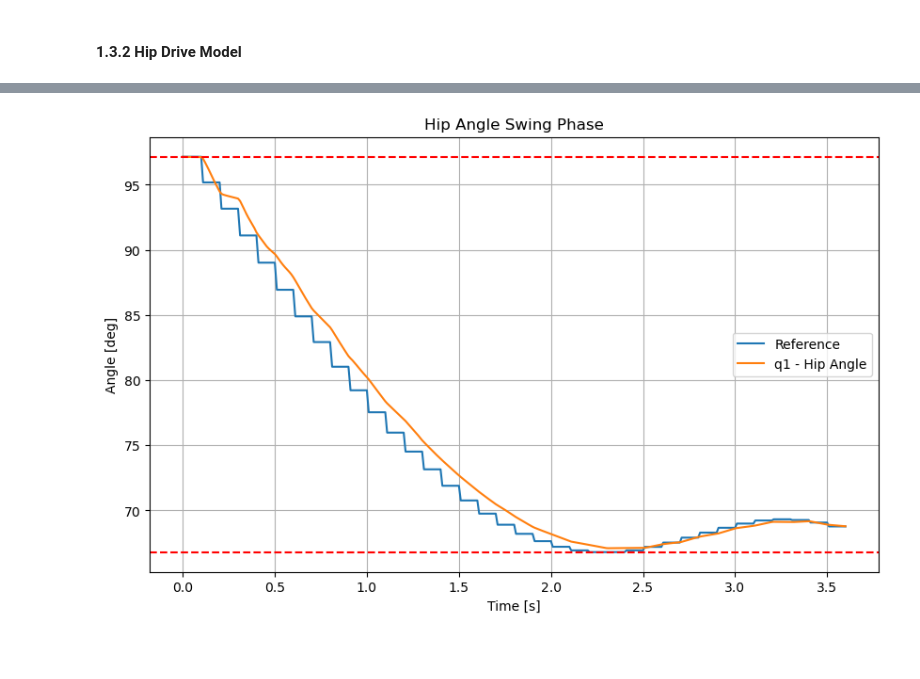
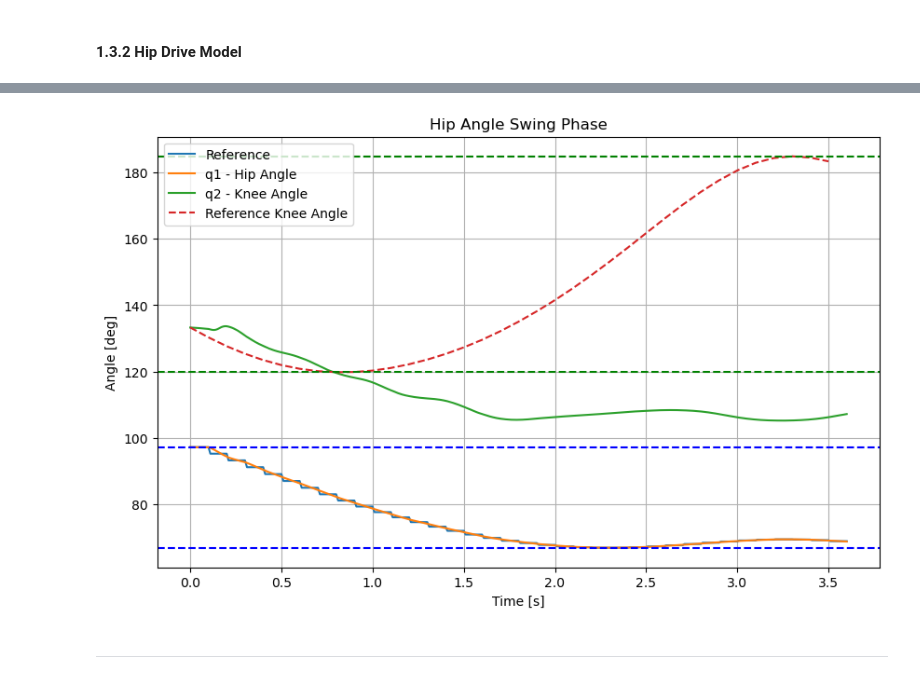
Before and after one commit to whichspaceiam/Computational_Bionics, a Jupyter notebook: Exercise_2/Exercise-2.ipynb, the cells around one changed output, grey strips where cells are left out. Cells and saved outputs as stored; diff of their text form; code cells hidden in the pictures; blank space fills up the shorter version.

```diff
--- a/Exercise_2/Exercise-2.ipynb
+++ b/Exercise_2/Exercise-2.ipynb
@@ -191,7 +190,7 @@ dL_dq1.subs(subsDict).simplify()
 dL_dq2.subs(subsDict).simplify()
 
 Q1 = M_drive # External torque from the motor
-Q2 = - b2 * q2.diff(t) # Damping torque in the knee
+Q2 = - D * q2.diff(t) # Damping torque in the knee
 
 Q1.subs(subsDict).simplify()
 Q2.subs(subsDict).simplify();
@@ -216,8 +215,8 @@ dot_omega1_sol = dot_omega1_sol.subs(parameterDict)
 dot_omega2_sol = dot_omega2_sol.subs(parameterDict)
 
 # Lambdify the equations
-dot_omega1_func = sp.lambdify((q1, q2, omega1, omega2, M_drive), dot_omega1_sol, 'numpy')
-dot_omega2_func = sp.lambdify((q1, q2, omega1, omega2, M_drive), dot_omega2_sol, 'numpy')
+dot_omega1_func = sp.lambdify((q1, q2, omega1, omega2, M_drive, D), dot_omega1_sol, 'numpy')
+dot_omega2_func = sp.lambdify((q1, q2, omega1, omega2, M_drive, D), dot_omega2_sol, 'numpy')
 # %% [markdown]
 **Read provided Gait Data**
 # %%
@@ -324,8 +323,10 @@ def ref_dot_q2(t):
 def leg_model(t, y, M):
     omega1, omega2, q1, q2 = y
 
-    domega1 = dot_omega1_func(q1, q2, omega1, omega2, M)
-    domega2 = dot_omega2_func(q1, q2, omega1, omega2, M)
+    D = 0.001
+
+    domega1 = dot_omega1_func(q1, q2, omega1, omega2, M, D)
+    domega2 = dot_omega2_func(q1, q2, omega1, omega2, M, D)
 
     dq1 = omega1
     dq2 = omega2
@@ -424,9 +425,9 @@ def cost_function(params):
     return total_error
 # %%
 # Initial values for the PID parameters Kp, Ki, Kd
-Kp = 8.5
-Ki = 0.005
-Kd = 1.0
+Kp = 20
+Ki = 0
+Kd = 0
 
 initial_params = [Kp, Ki, Kd]
 
@@ -437,11 +438,11 @@ total_error = 0
 total_u_control = 0
 
 # Run the optimization
-#result = minimize(cost_function, initial_params, bounds=bounds, method='L-BFGS-B')
+# result = minimize(cost_function, initial_params, bounds=bounds, method='L-BFGS-B')
 
 #Optimized PID parameters:  2.495113452858258 16.290133885300854 0.296132030348925
 
 # Optimized PID parameters
-#Kp, Ki, Kd = result.x
+# Kp, Ki, Kd = result.x
 print("Optimized PID parameters: ", Kp, Ki, Kd)
 # %% [output]
@@ -455,19 +474,24 @@ omega2_sol = np.array(y_sol)[:, 1]
 # %%
+t_vals = np.arange(0, len(q1_swing_array) * dt_control, dt_control)
 # Plot the results - angles
 plt.figure(figsize=(10, 6))
 plt.plot(t_sol, ref_sol, label='Reference')
 plt.plot(t_sol, q1_sol, label='q1 - Hip Angle')
-#plt.plot(t_sol, q2_sol, label='q2 - Knee Angle')
+plt.plot(t_sol, q2_sol, label='q2 - Knee Angle')
+# plot reference knee angle
+plt.plot(t_vals, q2_swing_array, label='Reference Knee Angle', linestyle='--')
 # plot minimum and maximum angles
-plt.axhline(y=q1_min, color='r', linestyle='--')
-plt.axhline(y=q1_max, color='r', linestyle='--')
-# plt.axhline(y=q2_min, color='g', linestyle='--')
-# plt.axhline(y=q2_max, color='g', linestyle='--')
+plt.axhline(y=q1_min, color='b', linestyle='--')
+plt.axhline(y=q1_max, color='b', linestyle='--')
+plt.axhline(y=q2_min, color='g', linestyle='--')
+plt.axhline(y=q2_max, color='g', linestyle='--')
 plt.xlabel('Time [s]')
 plt.ylabel('Angle [deg]')
 plt.legend()
 plt.title('Hip Angle Swing Phase')
 plt.grid()
 plt.show()
 # %% [output]
-[figure, old version]
+[figure, new version]
+# %% [markdown]
+----------------------------------------
```
Also changed, not shown: parts of 9 cells of this notebook, 1 other file.
